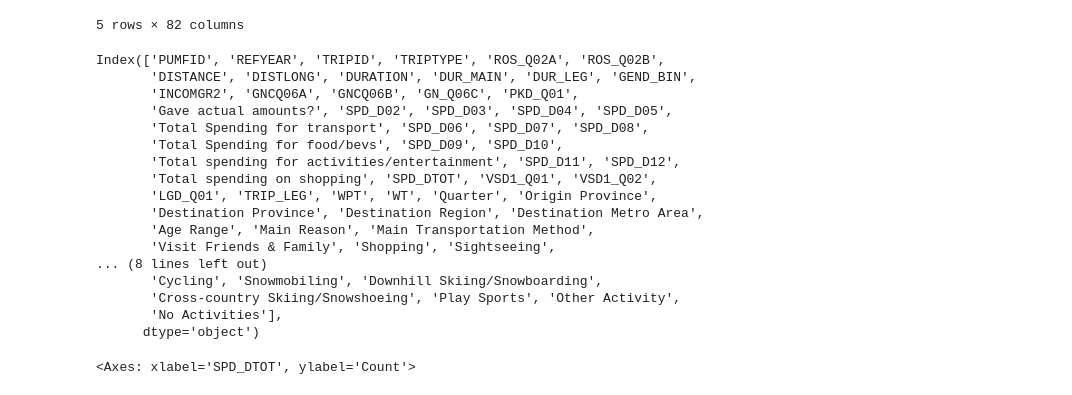
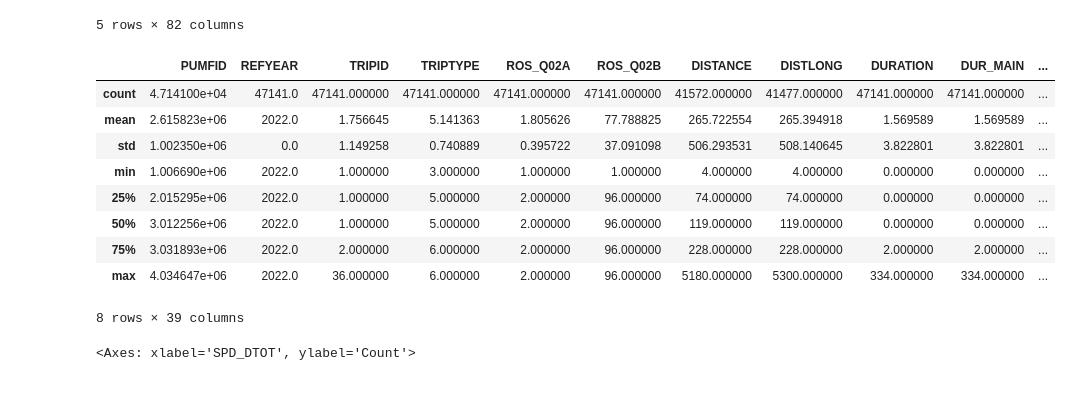
Before and after one commit to cwibach/MSCI-436-Group-3, a Jupyter notebook: prepdata/bindata.ipynb, the cells around one changed output. Saved outputs shown, nothing was run; the diff lists cells and outputs as text; code cells hidden in the pictures.

```diff
--- a/prepdata/bindata.ipynb
+++ b/prepdata/bindata.ipynb
@@ -27,25 +27,18 @@ df2 = df[["Total Spending for transport", "Total Spending for food/bevs", "Total
 # df_activities = df[df['Total spending for activities/entertainment'].notnull()]
 # df_accomodations = df[df['SPD_D06'].notnull()]
 # %%
-df.columns
+df.describe()
 # %% [output]
+|  | PUMFID | REFYEAR | TRIPID | TRIPTYPE | ROS_Q02A | ROS_Q02B | DISTANCE | DISTLONG | DURATION | DUR_MAIN | ... |
+| count | 4.714100e+04 | 47141.0 | 47141.000000 | 47141.000000 | 47141.000000 | 47141.000000 | 41572.000000 | 41477.000000 | 47141.000000 | 47141.000000 | ... |
+| mean | 2.615823e+06 | 2022.0 | 1.756645 | 5.141363 | 1.805626 | 77.788825 | 265.722554 | 265.394918 | 1.569589 | 1.569589 | ... |
+| std | 1.002350e+06 | 0.0 | 1.149258 | 0.740889 | 0.395722 | 37.091098 | 506.293531 | 508.140645 | 3.822801 | 3.822801 | ... |
+| min | 1.006690e+06 | 2022.0 | 1.000000 | 3.000000 | 1.000000 | 1.000000 | 4.000000 | 4.000000 | 0.000000 | 0.000000 | ... |
+| 25% | 2.015295e+06 | 2022.0 | 1.000000 | 5.000000 | 2.000000 | 96.000000 | 74.000000 | 74.000000 | 0.000000 | 0.000000 | ... |
+| 50% | 3.012256e+06 | 2022.0 | 1.000000 | 5.000000 | 2.000000 | 96.000000 | 119.000000 | 119.000000 | 0.000000 | 0.000000 | ... |
+| 75% | 3.031893e+06 | 2022.0 | 2.000000 | 6.000000 | 2.000000 | 96.000000 | 228.000000 | 228.000000 | 2.000000 | 2.000000 | ... |
+| max | 4.034647e+06 | 2022.0 | 36.000000 | 6.000000 | 2.000000 | 96.000000 | 5180.000000 | 5300.000000 | 334.000000 | 334.000000 | ... |
-Index(['PUMFID', 'REFYEAR', 'TRIPID', 'TRIPTYPE', 'ROS_Q02A', 'ROS_Q02B',
-       'DISTANCE', 'DISTLONG', 'DURATION', 'DUR_MAIN', 'DUR_LEG', 'GEND_BIN',
-       'INCOMGR2', 'GNCQ06A', 'GNCQ06B', 'GN_Q06C', 'PKD_Q01',
-       'Gave actual amounts?', 'SPD_D02', 'SPD_D03', 'SPD_D04', 'SPD_D05',
-       'Total Spending for transport', 'SPD_D06', 'SPD_D07', 'SPD_D08',
-       'Total Spending for food/bevs', 'SPD_D09', 'SPD_D10',
-       'Total spending for activities/entertainment', 'SPD_D11', 'SPD_D12',
-       'Total spending on shopping', 'SPD_DTOT', 'VSD1_Q01', 'VSD1_Q02',
-       'LGD_Q01', 'TRIP_LEG', 'WPT', 'WT', 'Quarter', 'Origin Province',
-       'Destination Province', 'Destination Region', 'Destination Metro Area',
-       'Age Range', 'Main Reason', 'Main Transportation Method',
-       'Visit Friends & Family', 'Shopping', 'Sightseeing',
-... (8 lines left out)
-       'Cycling', 'Snowmobiling', 'Downhill Skiing/Snowboarding',
-       'Cross-country Skiing/Snowshoeing', 'Play Sports', 'Other Activity',
-       'No Activities'],
-      dtype='object')
+8 rows × 39 columns
 # %%
 sns.histplot(df2['SPD_DTOT'], bins=50, binrange=[0, 1000])
 # %% [output]
```
Also changed, not shown: parts of 5 cells of this notebook, 2 other files.
